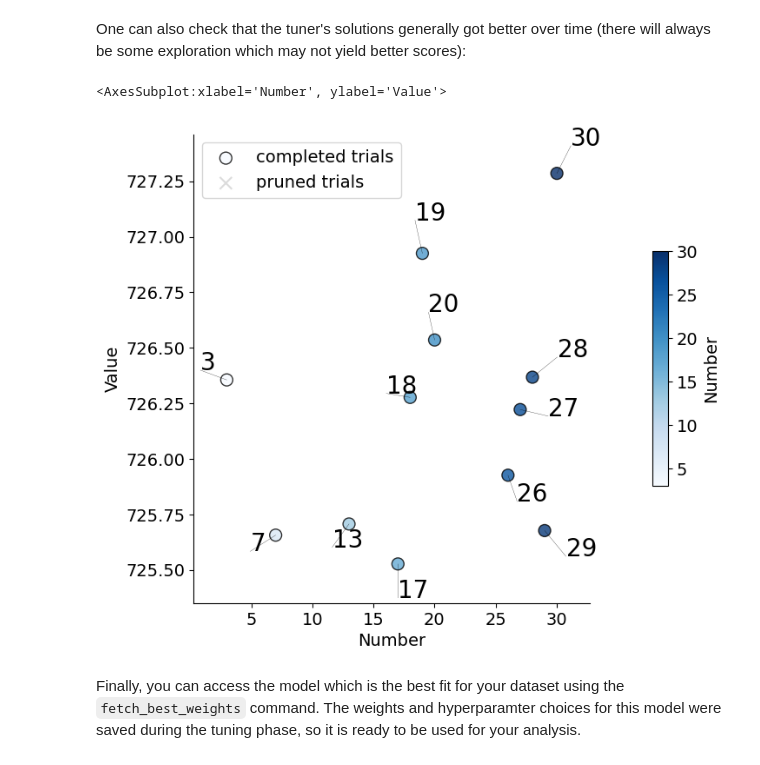
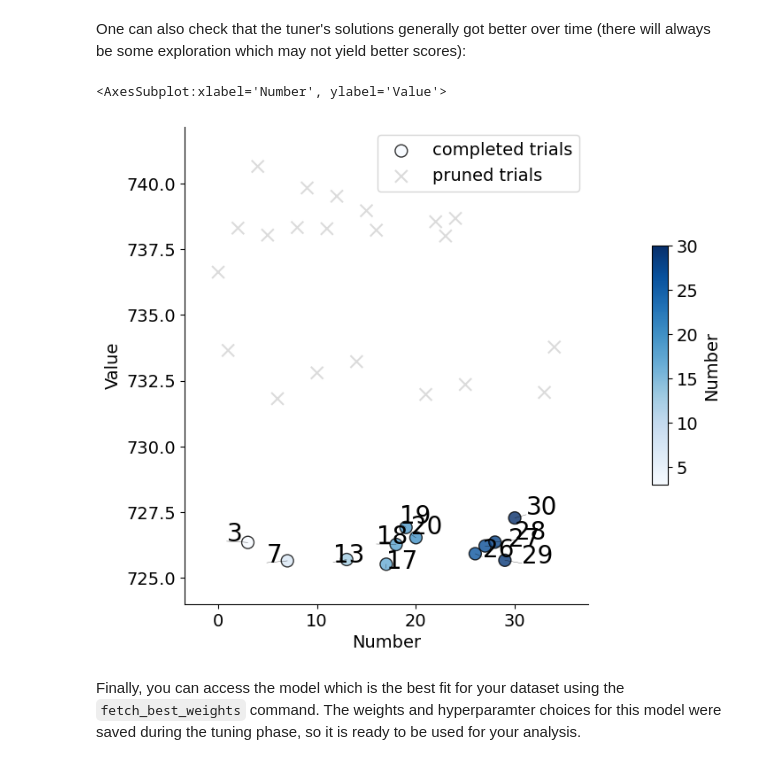
Before and after one commit to cistrome/MIRA, a Jupyter notebook: docs/source/notebooks/CODAL_tutorial.ipynb, the cells around one changed output. Cells and saved outputs as stored; diff of their text form; code cells hidden in the pictures.

Commit message:
changed some plots in tutorial to be more clear

```diff
--- a/docs/source/notebooks/CODAL_tutorial.ipynb
+++ b/docs/source/notebooks/CODAL_tutorial.ipynb
@@ -178,14 +178,14 @@ tuner.plot_pareto_front(include_pruned_trials=True, label_pareto_front=True)
 # %% [markdown]
 One can also check that the tuner's solutions generally got better over time (there will always be some exploration which may not yield better scores):
 # %%
-tuner.plot_pareto_front(include_pruned_trials=False,
+tuner.plot_pareto_front(include_pruned_trials=True,
                         x = 'number',
                         y = 'value',
                         hue = 'number',
                         label_pareto_front=False)
 # %% [output]
 <AxesSubplot:xlabel='Number', ylabel='Value'>
-[figure, old version]
+[figure, new version]
 # %% [markdown]
 Finally, you can access the model which is the best fit for your dataset using the `fetch_best_weights` command. The weights and hyperparamter choices for this model were saved during the tuning phase, so it is ready to be used for your analysis.
 # %%
```
Also changed, not shown: parts of 1 cell of this notebook.
